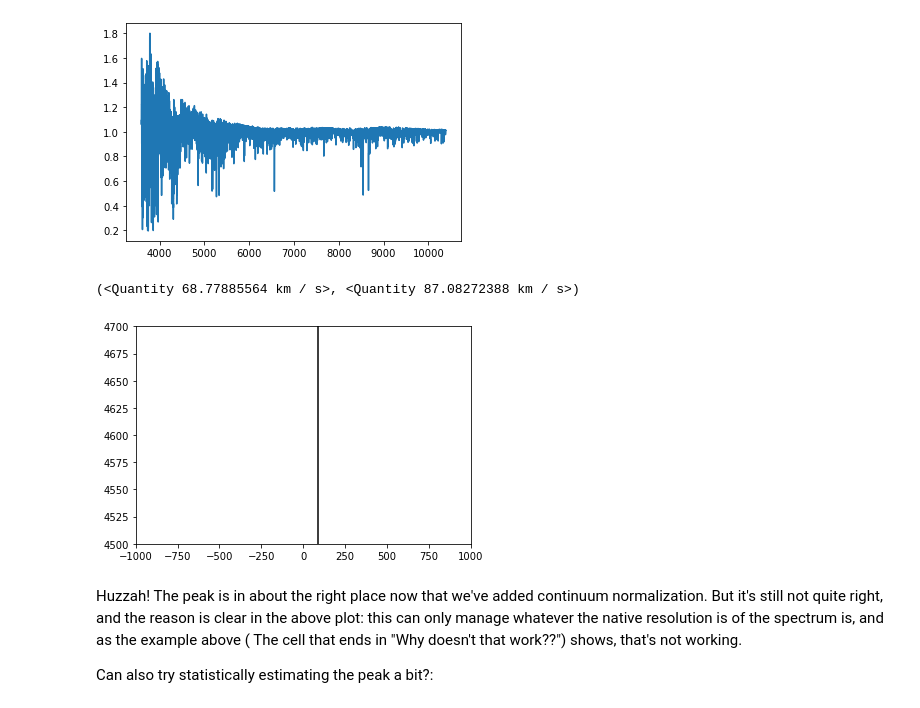
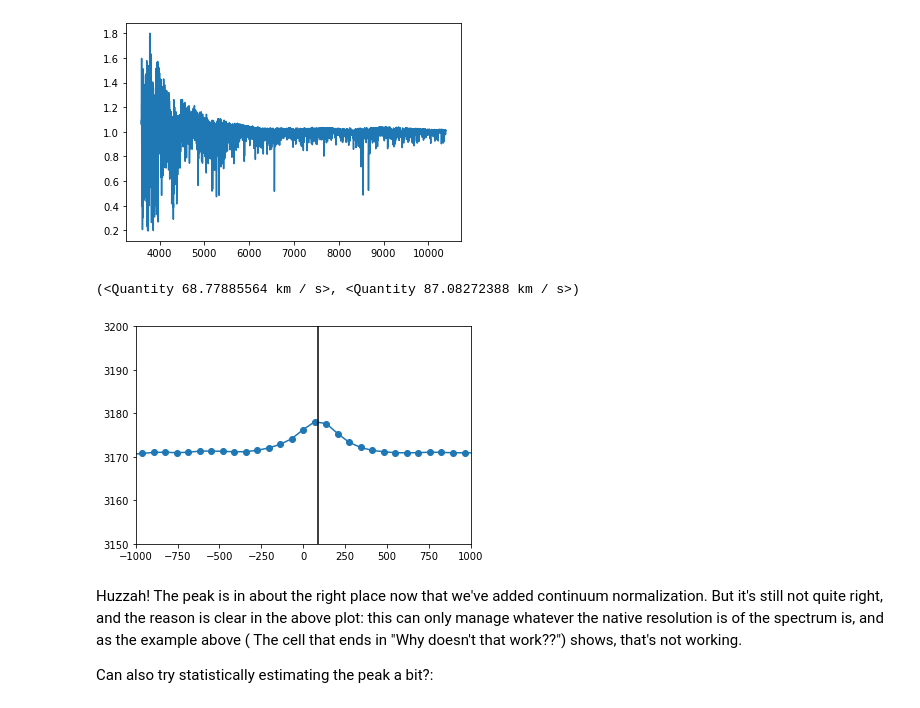
Before and after one commit to eteq/specutils, a Jupyter notebook: docs/Stellar cross-correlation.ipynb, the cells around one changed output. Cells and saved outputs as stored; diff of their text form; code cells hidden in the pictures.

```diff
--- a/docs/Stellar cross-correlation.ipynb
+++ b/docs/Stellar cross-correlation.ipynb
@@ -216,13 +216,13 @@ plt.step(templ_contnorm.wavelength, templ_contnorm.flux);
 # %%
 corr, lags = template_correlate(brightspec_contnorm, templ_contnorm)
 plt.plot(lags, corr, 'o-')
 plt.axvline(brightspec.radial_velocity.value,c='k')
 plt.xlim(-1000, 1000)
-plt.ylim(4500, 4700)
+plt.ylim(3150, 3200)
 lags[np.argmax(corr)], brightspec.radial_velocity
 # %% [output]
 (<Quantity 68.77885564 km / s>, <Quantity 87.08272388 km / s>)
-[figure, old version]
+[figure, new version]
 # %% [markdown]
 Huzzah!  The peak is in about the right place now that we've added continuum normalization.  But it's still not quite right, and the reason is clear in the above plot: this can only manage whatever the native resolution is of the spectrum is, and as the example above ( The cell that ends in "Why doesn't that work??") shows, that's not working.
 
```
Also changed, not shown: parts of 2 cells of this notebook.
